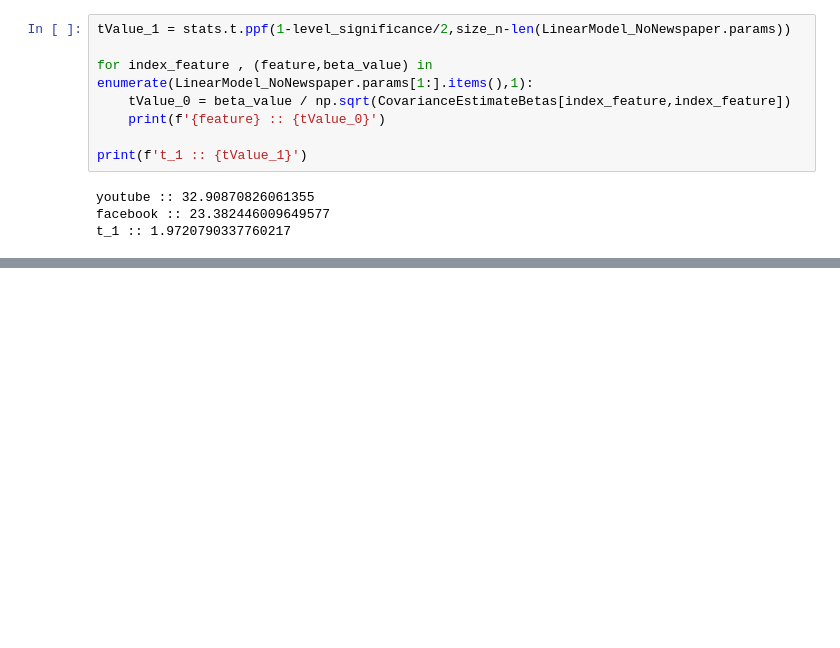
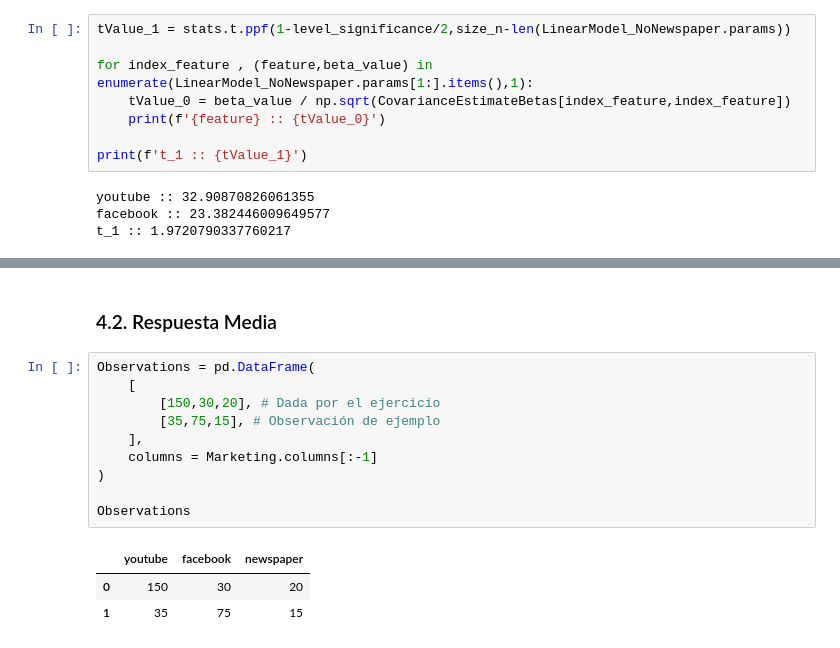
Before and after one commit to alexisuaguilaru/EstadisticaMultivariada, a Jupyter notebook: RegresionMultiple/Clases/Actividad_03.ipynb, the cells around one changed output, grey strips where cells are left out. Drawn from its saved outputs; the diff is of its cells as text; blank space fills up the shorter version.

Commit message:
MOD at actividad 3 del dataset de makerting para añadir sección de intervalos de confianza para respuesta medias

```diff
--- a/RegresionMultiple/Clases/Actividad_03.ipynb
+++ b/RegresionMultiple/Clases/Actividad_03.ipynb
@@ -145,0 +162,16 @@ t_1 :: 1.9720790337760217
+# %% [markdown]
+### 4.2. Respuesta Media
+# %%
+Observations = pd.DataFrame(
+    [
+        [150,30,20], # Dada por el ejercicio
+        [35,75,15], # Observación de ejemplo
+    ],
+    columns = Marketing.columns[:-1]
+)
+
+Observations
+# %% [output]
+|  | youtube | facebook | newspaper |
+| 0 | 150 | 30 | 20 |
+| 1 | 35 | 75 | 15 |
```
Also changed, not shown: parts of 8 cells of this notebook.
